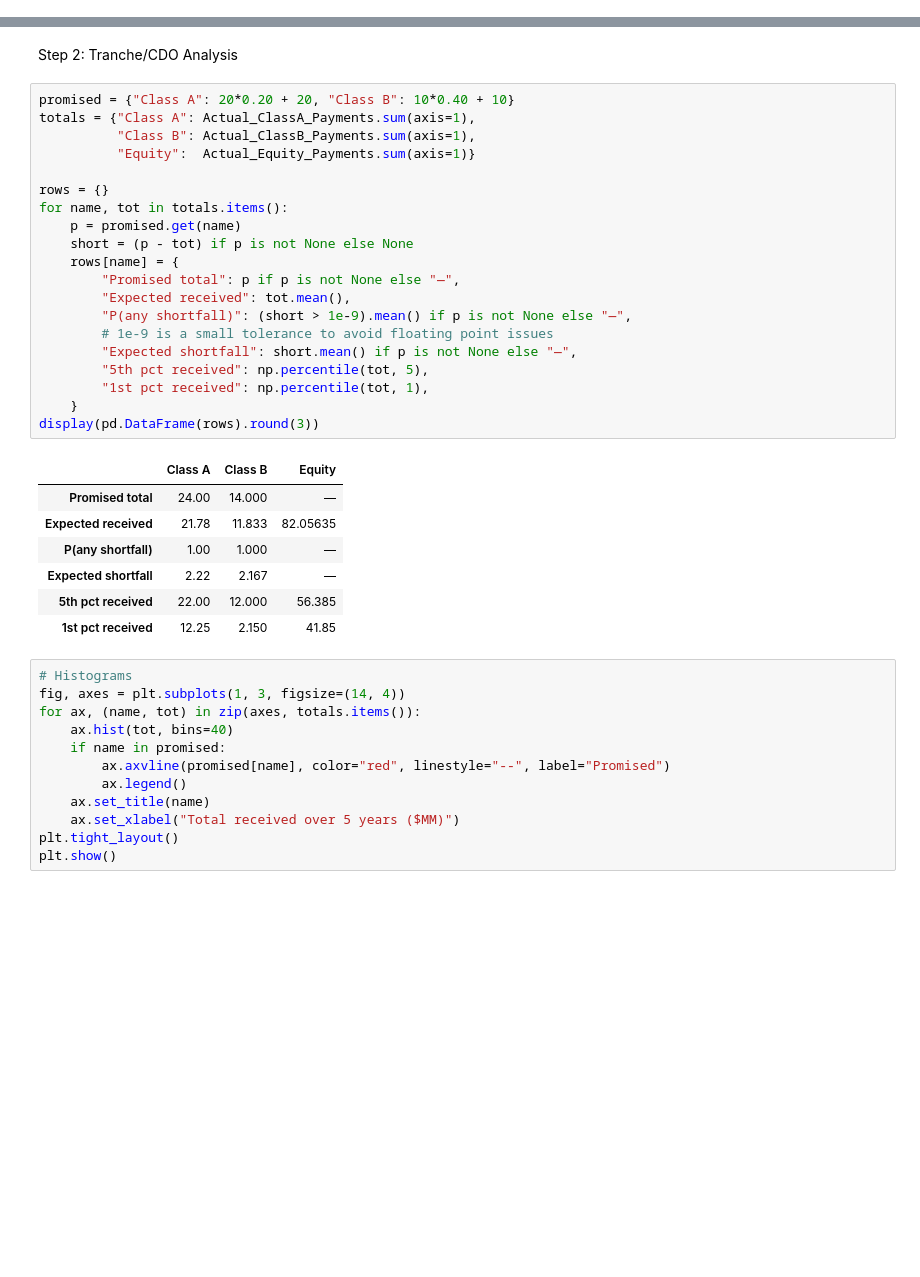
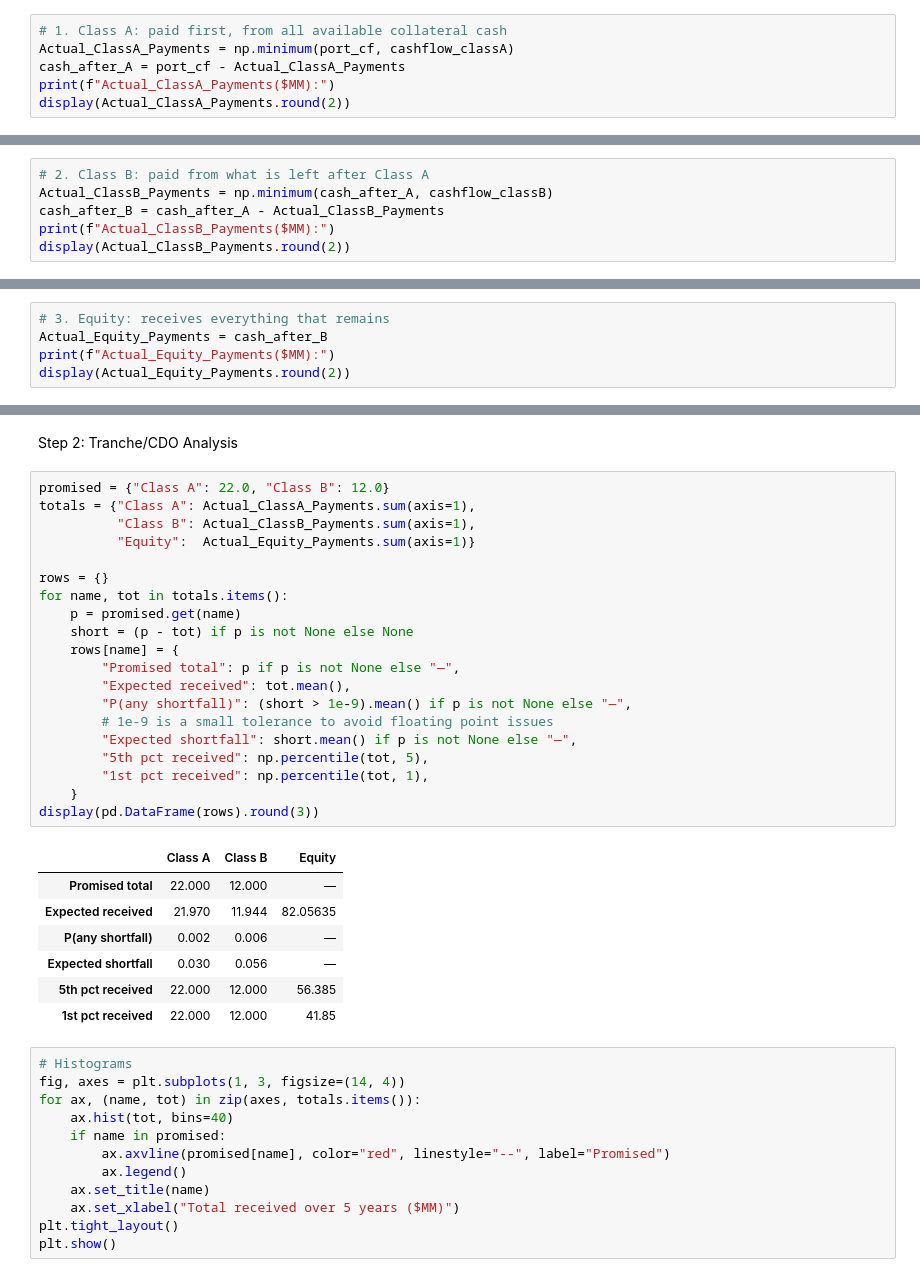
Before and after one commit to BinnySingla/Credit-Default-Swap-Structured-Finance, a Jupyter notebook: notebooks/Credit Default Swap Risk Analysis.ipynb, the cells around one changed output, grey strips where cells are left out. Saved outputs shown, nothing was run; the diff lists cells and outputs as text; blank space fills up the shorter version.

```diff
--- a/notebooks/Credit Default Swap Risk Analysis.ipynb
+++ b/notebooks/Credit Default Swap Risk Analysis.ipynb
@@ -663,0 +666,6 @@ array([[ 1.3 , 16.7 ,  4.55, ...,  0.  ,  0.  ,  0.  ],
+# %%
+# 1. Class A: paid first, from all available collateral cash
+Actual_ClassA_Payments = np.minimum(port_cf, cashflow_classA)
+cash_after_A = port_cf - Actual_ClassA_Payments
+print(f"Actual_ClassA_Payments($MM):")
+display(Actual_ClassA_Payments.round(2))
@@ -663,0 +681,6 @@ array([[ 1.3 , 16.7 ,  4.55, ...,  0.  ,  0.  ,  0.  ],
+# %%
+# 2. Class B: paid from what is left after Class A
+Actual_ClassB_Payments = np.minimum(cash_after_A, cashflow_classB)
+cash_after_B = cash_after_A - Actual_ClassB_Payments
+print(f"Actual_ClassB_Payments($MM):")
+display(Actual_ClassB_Payments.round(2))
@@ -663,0 +696,5 @@ array([[ 1.3 , 16.7 ,  4.55, ...,  0.  ,  0.  ,  0.  ],
+# %%
+# 3. Equity: receives everything that remains
+Actual_Equity_Payments = cash_after_B
+print(f"Actual_Equity_Payments($MM):")
+display(Actual_Equity_Payments.round(2))
@@ -755,33 +801,33 @@ In conclusion:
 # %% [markdown]
 Step 2: Tranche/CDO Analysis
 # %%
-promised = {"Class A": 20*0.20 + 20, "Class B": 10*0.40 + 10}
+promised = {"Class A": 22.0, "Class B": 12.0}
 totals = {"Class A": Actual_ClassA_Payments.sum(axis=1),
           "Class B": Actual_ClassB_Payments.sum(axis=1),
           "Equity":  Actual_Equity_Payments.sum(axis=1)}
 
 rows = {}
 for name, tot in totals.items():
     p = promised.get(name)
     short = (p - tot) if p is not None else None
     rows[name] = {
         "Promised total": p if p is not None else "—",
         "Expected received": tot.mean(),
         "P(any shortfall)": (short > 1e-9).mean() if p is not None else "—",
         # 1e-9 is a small tolerance to avoid floating point issues
         "Expected shortfall": short.mean() if p is not None else "—",
         "5th pct received": np.percentile(tot, 5),
         "1st pct received": np.percentile(tot, 1),
     }
 display(pd.DataFrame(rows).round(3))
 # %% [output]
 |  | Class A | Class B | Equity |
-| Promised total | 24.00 | 14.000 | — |
-| Expected received | 21.78 | 11.833 | 82.05635 |
-| P(any shortfall) | 1.00 | 1.000 | — |
-| Expected shortfall | 2.22 | 2.167 | — |
-| 5th pct received | 22.00 | 12.000 | 56.385 |
-| 1st pct received | 12.25 | 2.150 | 41.85 |
+| Promised total | 22.000 | 12.000 | — |
+| Expected received | 21.970 | 11.944 | 82.05635 |
+| P(any shortfall) | 0.002 | 0.006 | — |
+| Expected shortfall | 0.030 | 0.056 | — |
+| 5th pct received | 22.000 | 12.000 | 56.385 |
+| 1st pct received | 22.000 | 12.000 | 41.85 |
 # %%
 # Histograms
 fig, axes = plt.subplots(1, 3, figsize=(14, 4))
```
Also changed, not shown: parts of 12 cells of this notebook, 4 other files.
